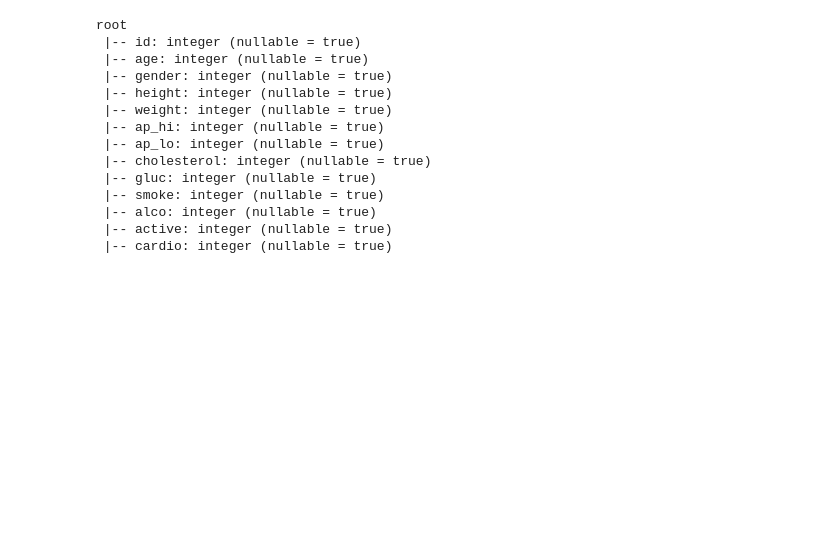
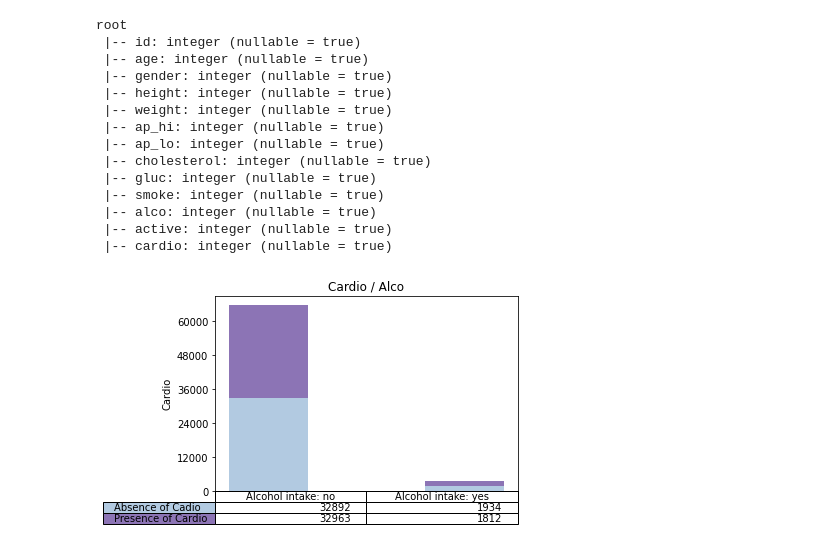
Before and after one commit to dsy401/INFOSYS-722-BDAS, a Jupyter notebook: cardio_disease_prediction.ipynb, the cells around one changed output. Saved outputs shown, nothing was run; the diff lists cells and outputs as text; code cells hidden in the pictures; blank space fills up the shorter version.

Commit message:
add category data exploration part

```diff
--- a/cardio_disease_prediction.ipynb
+++ b/cardio_disease_prediction.ipynb
@@ -105,0 +110,43 @@ root
+# %%
+def plotCategoryFeature(data, columns, rows, x_label, y_label):
+    values = np.arange(0, 70000, 12000)
+    value_increment = 1
+
+    colors = plt.cm.BuPu(np.linspace(0.3, 0.6, len(rows)))
+    n_rows = len(data)
+
+    index = np.arange(len(columns)) + 0.3
+    bar_width = 0.4
+
+    y_offset = np.zeros(len(columns))
+
+    cell_text = []
+    for row in range(n_rows):
+        plt.bar(index, data[row], bar_width, bottom=y_offset, color=colors[row])
+        y_offset = data[row]
+        cell_text.append(['%1d' % (x) for x in y_offset])
+
+    the_table = plt.table(cellText=cell_text,
+                          rowLabels=rows,
+                          rowColours=colors,
+                          colLabels=columns,
+                          loc='bottom')
+
+    plt.subplots_adjust(left=0.2, bottom=0.2)
+
+    plt.ylabel(y_label)
+    plt.yticks(values * value_increment, ['%d' % val for val in values])
+    plt.xticks([])
+    plt.title(y_label+' / '+x_label)
+
+    plt.show()
+# %%
+# plot cardio / alco bar chart
+data = [[df.filter('cardio = 0').filter('alco =0').count(), df.filter('cardio = 0').filter('alco = 1').count()],[df.filter('cardio = 1').filter('alco =0').count(), df.filter('cardio = 1').filter('alco = 1').count()]]
+columns = ('Alcohol intake: no', 'Alcohol intake: yes')
+rows = ['Absence of Cadio', 'Presence of Cardio']
+x_label="Alco"
+y_label="Cardio"
+plotCategoryFeature(data, columns,rows,x_label,y_label)
+# %% [output]
+[figure, added]
```
Also changed, not shown: parts of 8 cells of this notebook.
